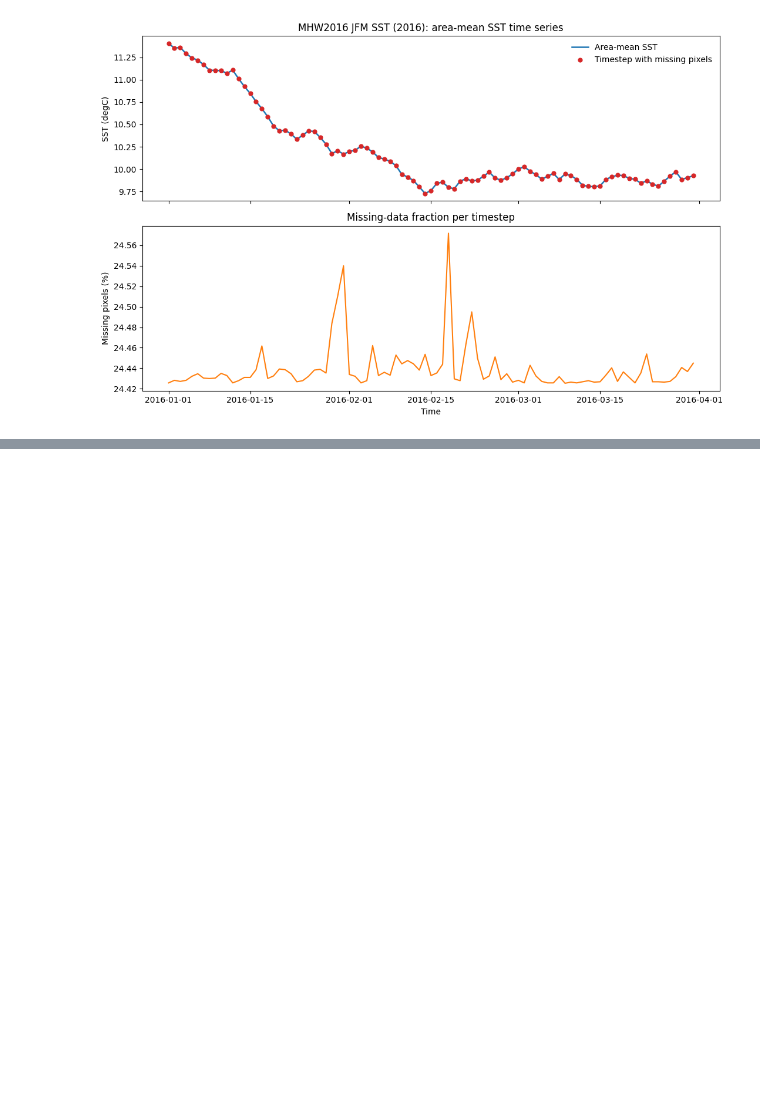
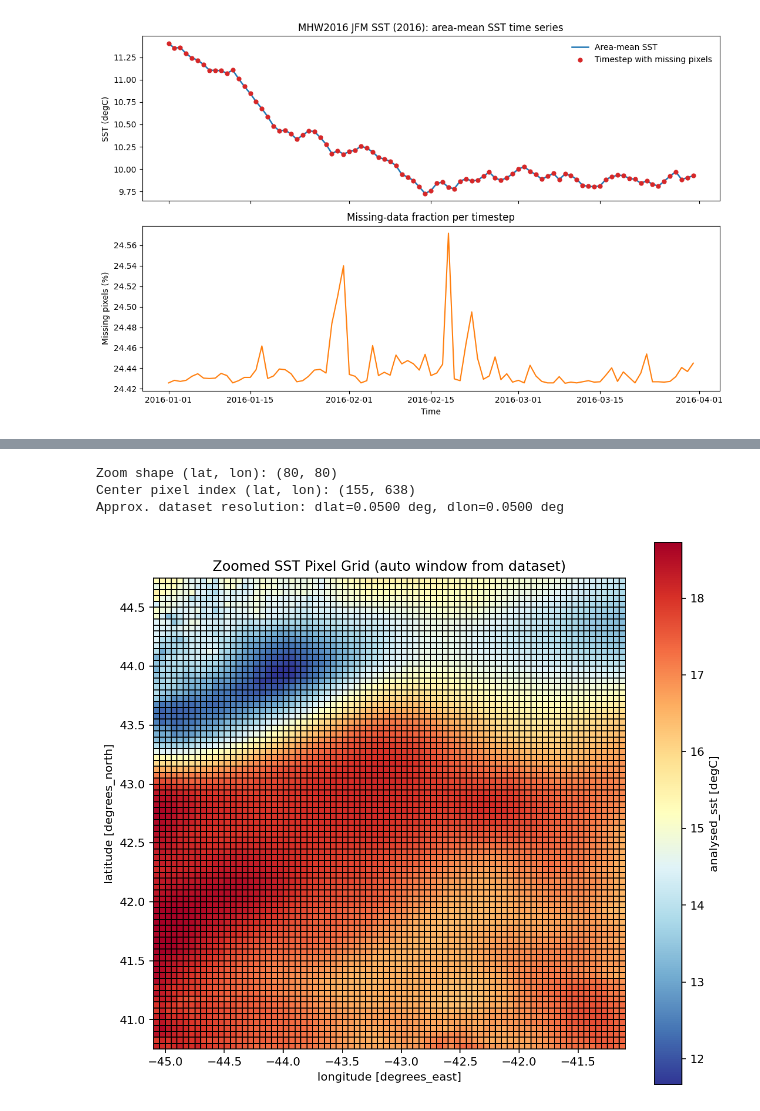
Before and after one commit to natslimak/OceanCourses, a Jupyter notebook: DigitalOcean/Project/test.ipynb, the cells around one changed output, grey strips where cells are left out. Cells and saved outputs as stored; diff of their text form; code cells hidden in the pictures; blank space fills up the shorter version.

```diff
--- a/DigitalOcean/Project/test.ipynb
+++ b/DigitalOcean/Project/test.ipynb
@@ -721,0 +768,61 @@ Timesteps partially missing (some pixels NaN): 91
+# %%
+# Pixel-level SST view (dataset-driven zoom)
+# This version picks the zoom window from your data (valid ocean pixels) automatically.
+da = ds_mhw2016_sst_2016["analysed_sst"].isel(time=60)
+
+# Number of cells to show in each direction (smaller = more zoomed)
+zoom_nlon = 80
+zoom_nlat = 80
+
+# Find a center pixel from valid (non-NaN) SST values
+valid_mask = np.isfinite(da.values)
+valid_idx = np.argwhere(valid_mask)
+if valid_idx.size == 0:
+    raise ValueError("No valid SST pixels found for this time index.")
+
+center_lat_i, center_lon_i = valid_idx[len(valid_idx) // 2]
+
+# Build index-based window around the center pixel
+lat_start = max(0, center_lat_i - zoom_nlat // 2)
+lon_start = max(0, center_lon_i - zoom_nlon // 2)
+lat_end = min(da.sizes["latitude"], lat_start + zoom_nlat)
+lon_end = min(da.sizes["longitude"], lon_start + zoom_nlon)
+
+zoom = da.isel(latitude=slice(lat_start, lat_end), longitude=slice(lon_start, lon_end))
+
+# Estimate dataset native resolution
+lat_vals = da["latitude"].values
+lon_vals = da["longitude"].values
+dlat = float(np.nanmedian(np.abs(np.diff(lat_vals))))
+dlon = float(np.nanmedian(np.abs(np.diff(lon_vals))))
+
+print(f"Zoom shape (lat, lon): {zoom.shape}")
+print(f"Center pixel index (lat, lon): ({center_lat_i}, {center_lon_i})")
+print(f"Approx. dataset resolution: dlat={dlat:.4f} deg, dlon={dlon:.4f} deg")
+
+fig, ax = plt.subplots(figsize=(8, 8), dpi=160)
+mesh = ax.pcolormesh(
+    zoom["longitude"],
+    zoom["latitude"],
+    zoom,
+    cmap="RdYlBu_r",
+    shading="nearest",      # keeps blocky pixels (no smoothing)
+    edgecolors="k",         # draw pixel boundaries
+    linewidth=0.18,
+)
+
+cbar = fig.colorbar(mesh, ax=ax, shrink=0.85)
+cbar.set_label("analysed_sst [degC]")
+
+ax.set_title("Zoomed SST Pixel Grid (auto window from dataset)")
+ax.set_xlabel("longitude [degrees_east]")
+ax.set_ylabel("latitude [degrees_north]")
+ax.set_aspect("equal")
+
+plt.tight_layout()
+plt.show()
+# %% [output]
+Zoom shape (lat, lon): (80, 80)
+Center pixel index (lat, lon): (155, 638)
+Approx. dataset resolution: dlat=0.0500 deg, dlon=0.0500 deg
+[figure, added]
```
Also changed, not shown: parts of 2 cells of this notebook, 4 other files.
